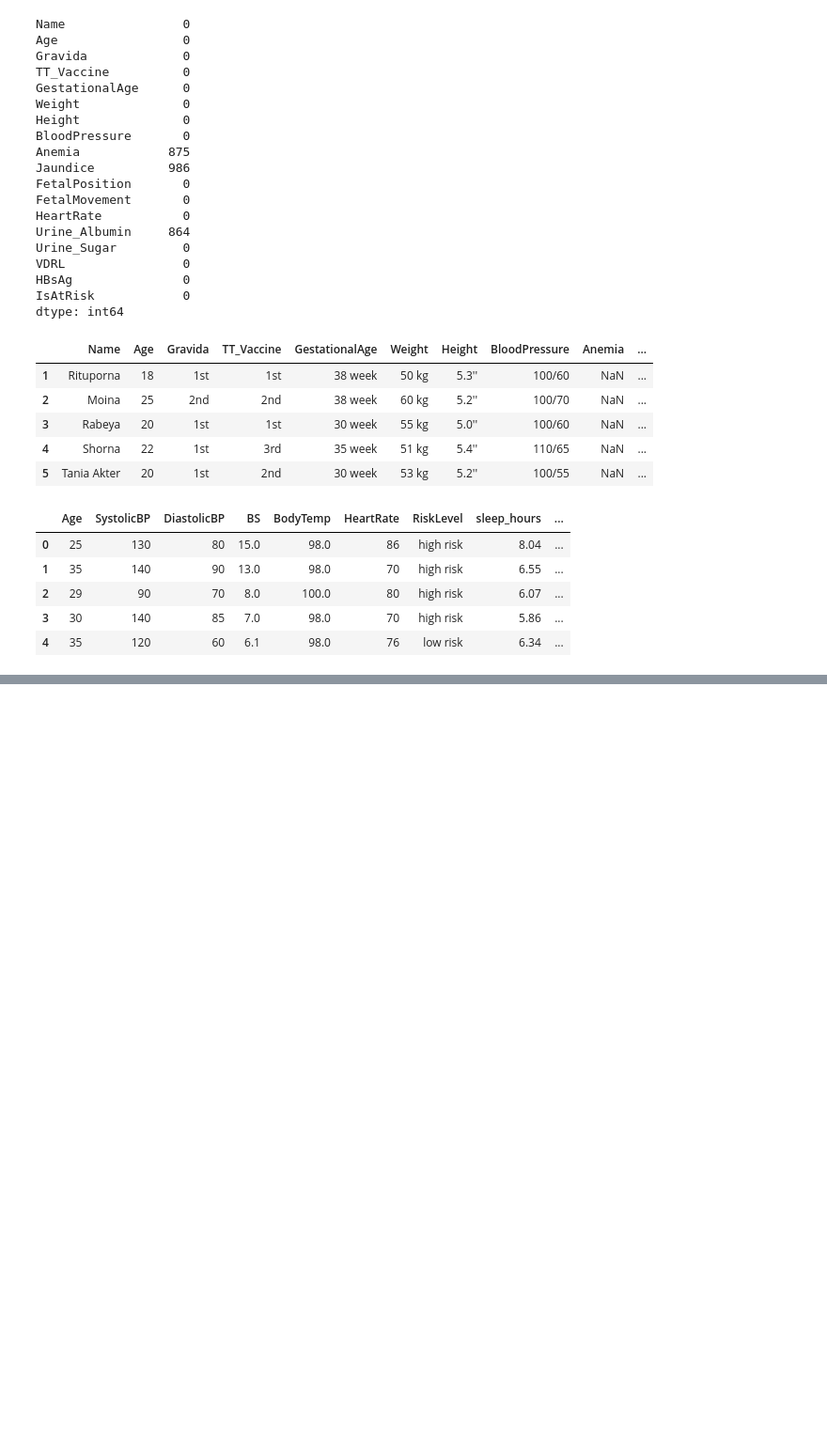
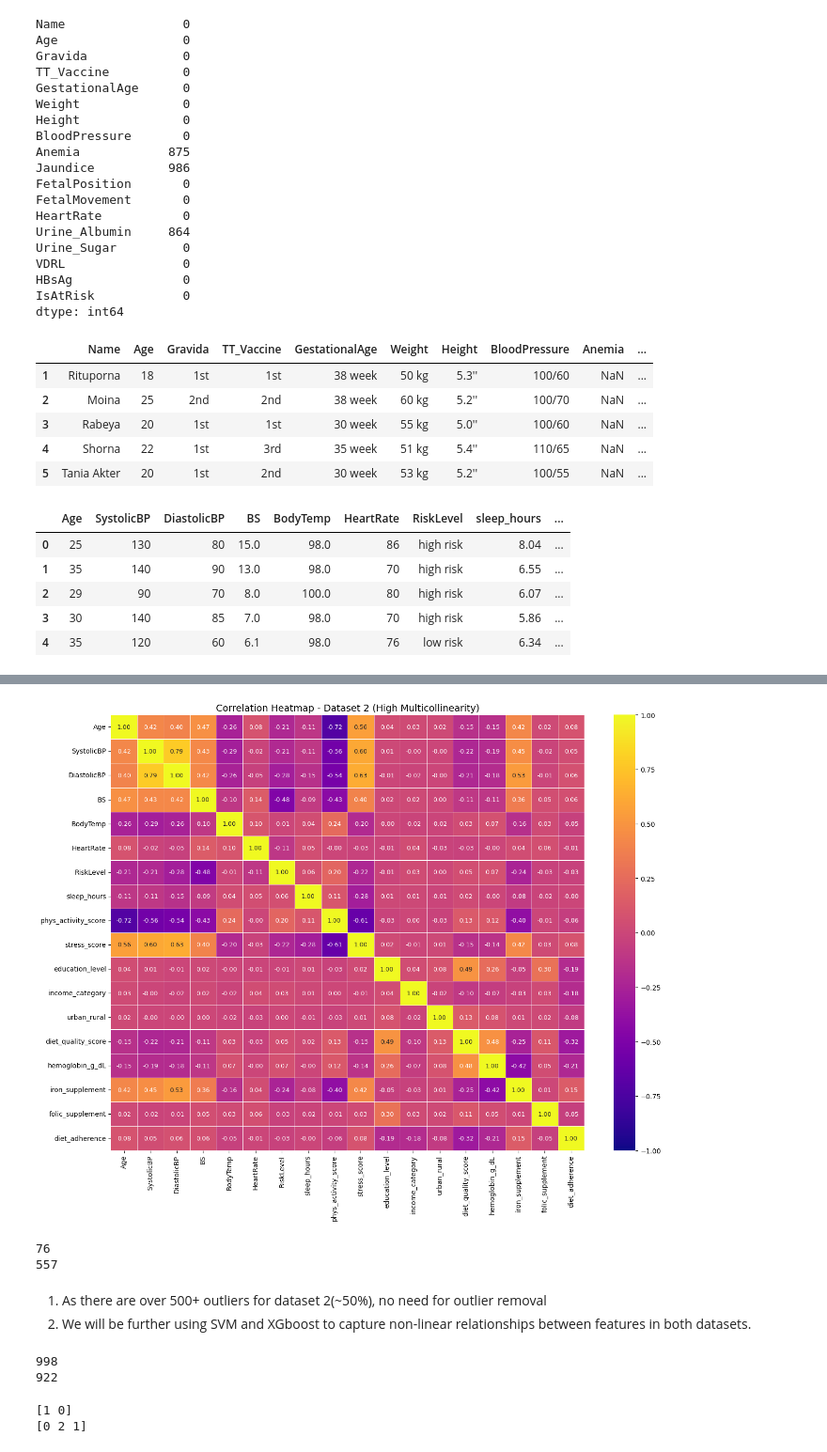
Before and after one commit to TakeASwing-420/maternal-health, a Jupyter notebook: mh.ipynb, the cells around one changed output, grey strips where cells are left out. Shown at 94% size. Cells and saved outputs as stored; diff of their text form; code cells hidden in the pictures; blank space fills up the shorter version.

```diff
--- a/mh.ipynb
+++ b/mh.ipynb
@@ -154,0 +211,51 @@ df1.head()
+# %%
+corr_df2 = df2.corr()
+plt.figure(figsize=(14, 11))
+
+sns.heatmap(
+    corr_df2,
+    annot=True,
+    cmap="plasma",
+    fmt=".2f",
+    linewidths=0.5,
+    vmin=-1, vmax=1,
+    annot_kws={"size": 9}
+)
+
+plt.title("Correlation Heatmap - Dataset 2 (High Multicollinearity)", fontsize=14)
+plt.tight_layout()
+plt.show()
+# %% [output]
+[figure, added]
+# %%
+from sklearn.cluster import DBSCAN
+from sklearn.preprocessing import StandardScaler as SS
+
+scalers = [SS() for _ in range(2)]
+ds = [df1, df2.copy()]
+scaled_datas = [scalers[i].fit_transform(ds[i]) for i in range(2)]
+
+for i in range(2):
+    dbscan = DBSCAN(eps=3.0, min_samples=20)
+    clusters = dbscan.fit_predict(scaled_datas[i])
+    ds[i]['Cluster'] = clusters
+    print(len(ds[i][ds[i]["Cluster"] == -1]))
+# %% [output]
+76
+557
+# %% [markdown]
+1. As there are over 500+ outliers for dataset 2(~50%), no need for outlier removal
+2. We will be further using SVM and XGboost to capture non-linear relationships between features in both datasets.
+# %%
+print(len(df1))
+df1 = df1[df1["Cluster"] != -1]
+print(len(df1))
+# %% [output]
+998
+922
+# %%
+print(df1["IsAtRisk"].unique())
+print(df2["diet_adherence"].unique())
+# %% [output]
+[1 0]
+[0 2 1]
```
Also changed, not shown: parts of 17 cells of this notebook, 1 other file.
